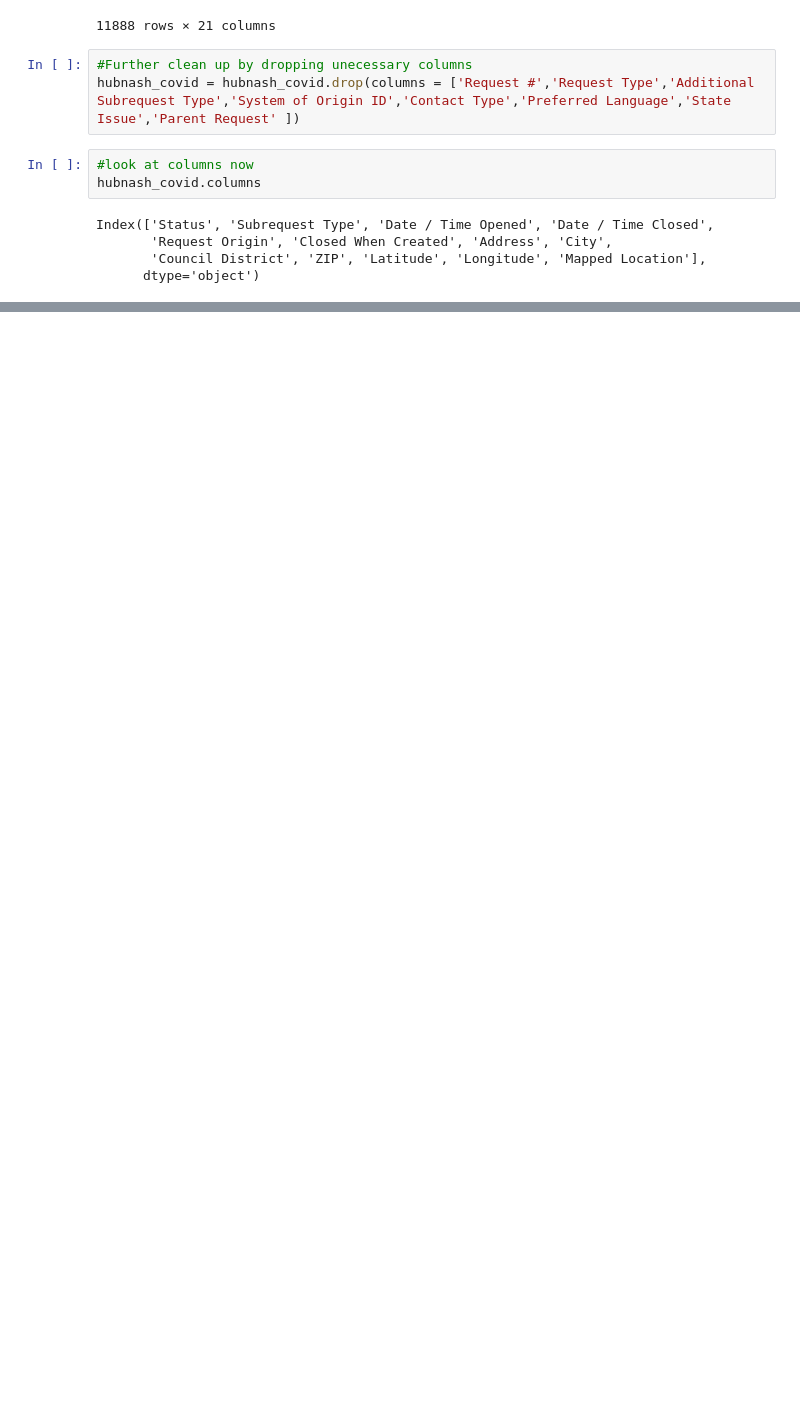
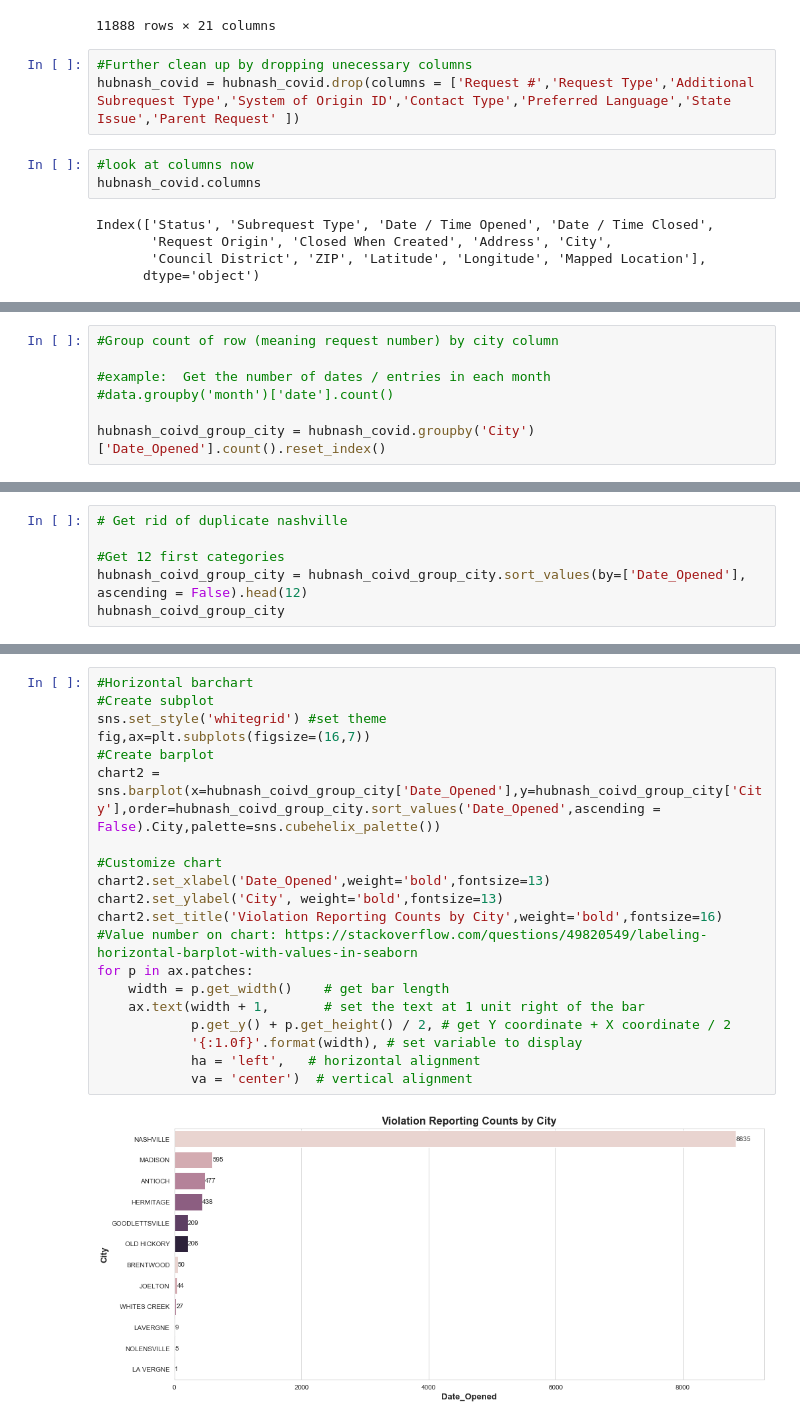
Before and after one commit to NSS-Data-Analytics-Cohort-3/nashville-covid-typhoid_turtles, a Jupyter notebook: notebooks/Covid-Violation-Analysis.ipynb, the cells around one changed output, grey strips where cells are left out. Saved outputs shown, nothing was run; the diff lists cells and outputs as text; blank space fills up the shorter version.

```diff
--- a/notebooks/Covid-Violation-Analysis.ipynb
+++ b/notebooks/Covid-Violation-Analysis.ipynb
@@ -274,0 +214,7 @@ plt.plot(months_counts.sort_values('month').month, months_counts.covid_violation
+# %%
+#Group count of row (meaning request number) by city column
+
+#example:  Get the number of dates / entries in each month
+#data.groupby('month')['date'].count()
+
+hubnash_coivd_group_city = hubnash_covid.groupby('City')['Date_Opened'].count().reset_index()
@@ -274,0 +244,6 @@ plt.plot(months_counts.sort_values('month').month, months_counts.covid_violation
+# %%
+# Get rid of duplicate nashville
+
+#Get 12 first categories
+hubnash_coivd_group_city = hubnash_coivd_group_city.sort_values(by=['Date_Opened'], ascending = False).head(12)
+hubnash_coivd_group_city
@@ -274,0 +264,22 @@ plt.plot(months_counts.sort_values('month').month, months_counts.covid_violation
+# %%
+#Horizontal barchart
+#Create subplot
+sns.set_style('whitegrid') #set theme
+fig,ax=plt.subplots(figsize=(16,7))
+#Create barplot
+chart2 = sns.barplot(x=hubnash_coivd_group_city['Date_Opened'],y=hubnash_coivd_group_city['City'],order=hubnash_coivd_group_city.sort_values('Date_Opened',ascending = False).City,palette=sns.cubehelix_palette())
+
+#Customize chart
+chart2.set_xlabel('Date_Opened',weight='bold',fontsize=13)
+chart2.set_ylabel('City', weight='bold',fontsize=13)
+chart2.set_title('Violation Reporting Counts by City',weight='bold',fontsize=16)
+#Value number on chart: https://stackoverflow.com/questions/49820549/labeling-horizontal-barplot-with-values-in-seaborn
+for p in ax.patches:
+    width = p.get_width()    # get bar length
+    ax.text(width + 1,       # set the text at 1 unit right of the bar
+            p.get_y() + p.get_height() / 2, # get Y coordinate + X coordinate / 2
+            '{:1.0f}'.format(width), # set variable to display
+            ha = 'left',   # horizontal alignment
+            va = 'center')  # vertical alignment
+# %% [output]
+[figure, added]
```
Also changed, not shown: parts of 21 cells of this notebook.
